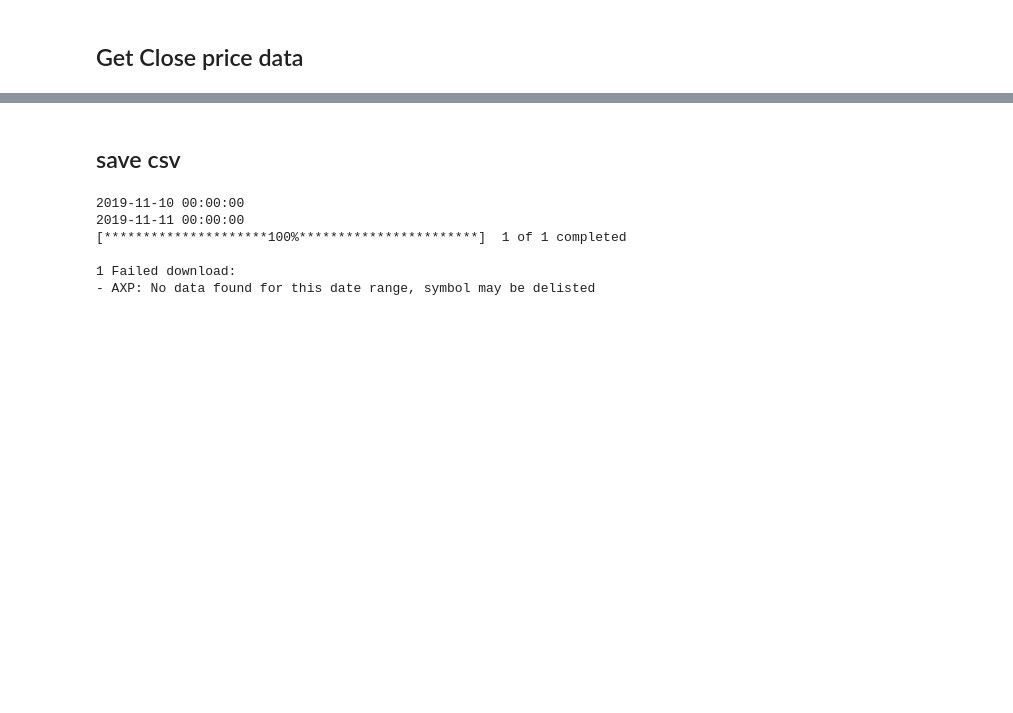
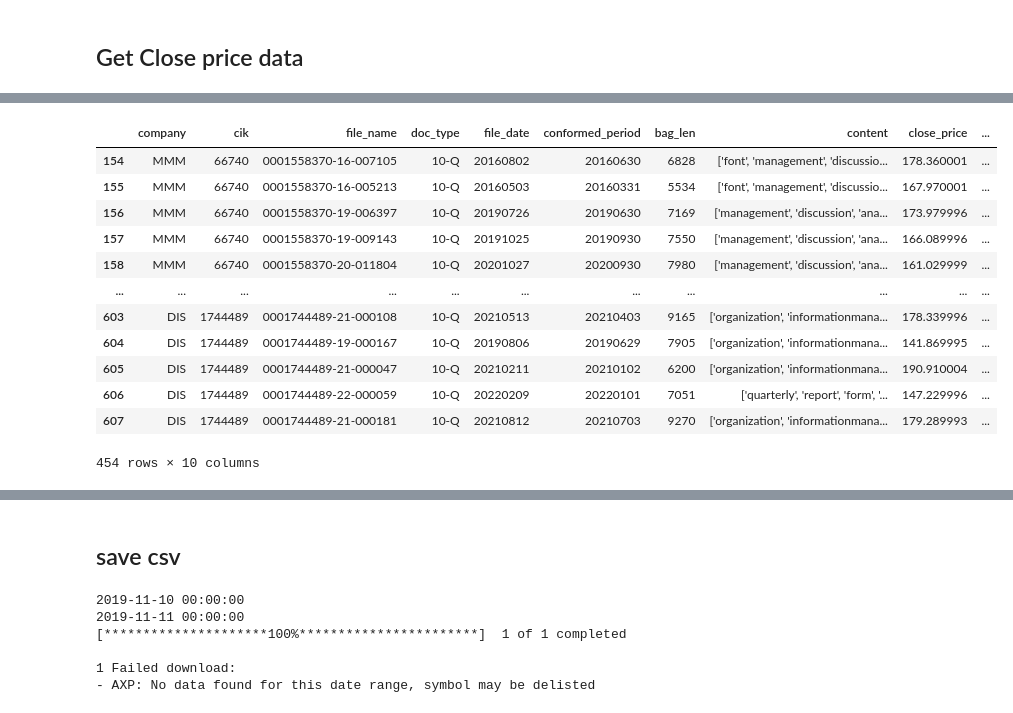
Before and after one commit to Dhruba44/capstone_projectb, a Jupyter notebook: Step2_Price_Collection.ipynb, the cells around one changed output, grey strips where cells are left out. Cells and saved outputs as stored; diff of their text form; code cells hidden in the pictures; blank space fills up the shorter version.

```diff
--- a/Step2_Price_Collection.ipynb
+++ b/Step2_Price_Collection.ipynb
@@ -173,0 +187,18 @@ df_price
+# %%
+df_check_10q =base_df[(base_df.doc_type == '10-Q')]
+# %%
+df_check_10q
+# %% [output]
+|  | company | cik | file_name | doc_type | file_date | conformed_period | bag_len | content | close_price | ... |
+| 154 | MMM | 66740 | 0001558370-16-007105 | 10-Q | 20160802 | 20160630 | 6828 | ['font', 'management', 'discussio... | 178.360001 | ... |
+| 155 | MMM | 66740 | 0001558370-16-005213 | 10-Q | 20160503 | 20160331 | 5534 | ['font', 'management', 'discussio... | 167.970001 | ... |
+| 156 | MMM | 66740 | 0001558370-19-006397 | 10-Q | 20190726 | 20190630 | 7169 | ['management', 'discussion', 'ana... | 173.979996 | ... |
+| 157 | MMM | 66740 | 0001558370-19-009143 | 10-Q | 20191025 | 20190930 | 7550 | ['management', 'discussion', 'ana... | 166.089996 | ... |
+| 158 | MMM | 66740 | 0001558370-20-011804 | 10-Q | 20201027 | 20200930 | 7980 | ['management', 'discussion', 'ana... | 161.029999 | ... |
+| ... | ... | ... | ... | ... | ... | ... | ... | ... | ... | ... |
+| 603 | DIS | 1744489 | 0001744489-21-000108 | 10-Q | 20210513 | 20210403 | 9165 | ['organization', 'informationmana... | 178.339996 | ... |
+| 604 | DIS | 1744489 | 0001744489-19-000167 | 10-Q | 20190806 | 20190629 | 7905 | ['organization', 'informationmana... | 141.869995 | ... |
+| 605 | DIS | 1744489 | 0001744489-21-000047 | 10-Q | 20210211 | 20210102 | 6200 | ['organization', 'informationmana... | 190.910004 | ... |
+| 606 | DIS | 1744489 | 0001744489-22-000059 | 10-Q | 20220209 | 20220101 | 7051 | ['quarterly', 'report', 'form', '... | 147.229996 | ... |
+| 607 | DIS | 1744489 | 0001744489-21-000181 | 10-Q | 20210812 | 20210703 | 9270 | ['organization', 'informationmana... | 179.289993 | ... |
+454 rows × 10 columns
```
Also changed, not shown: parts of 8 cells of this notebook, 9 other files.
